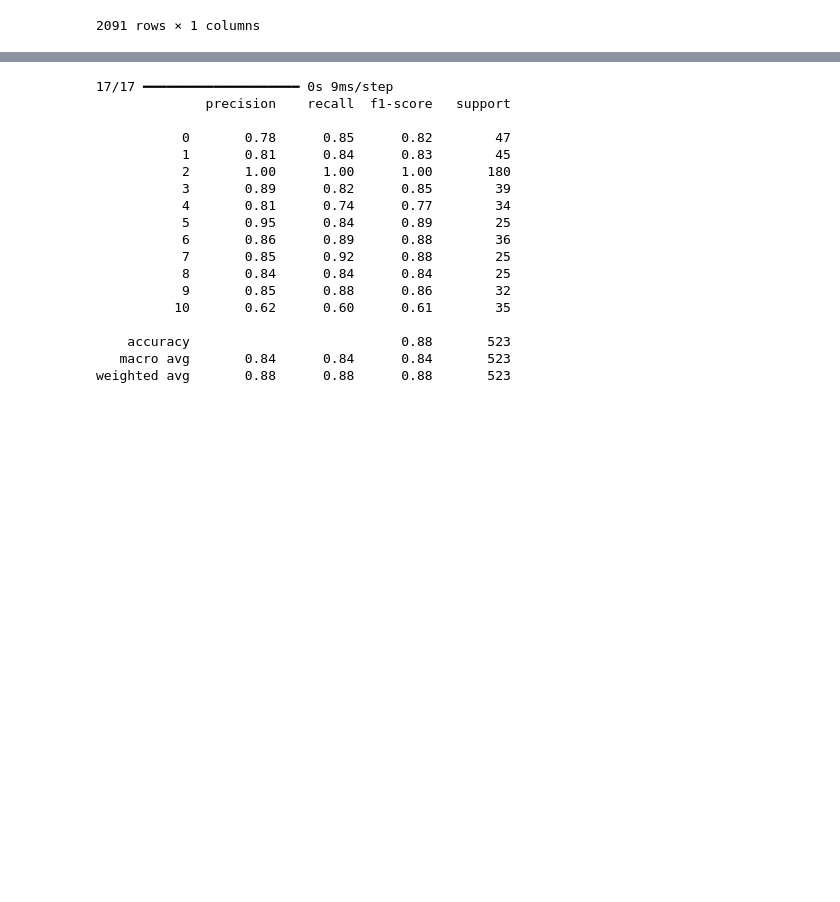
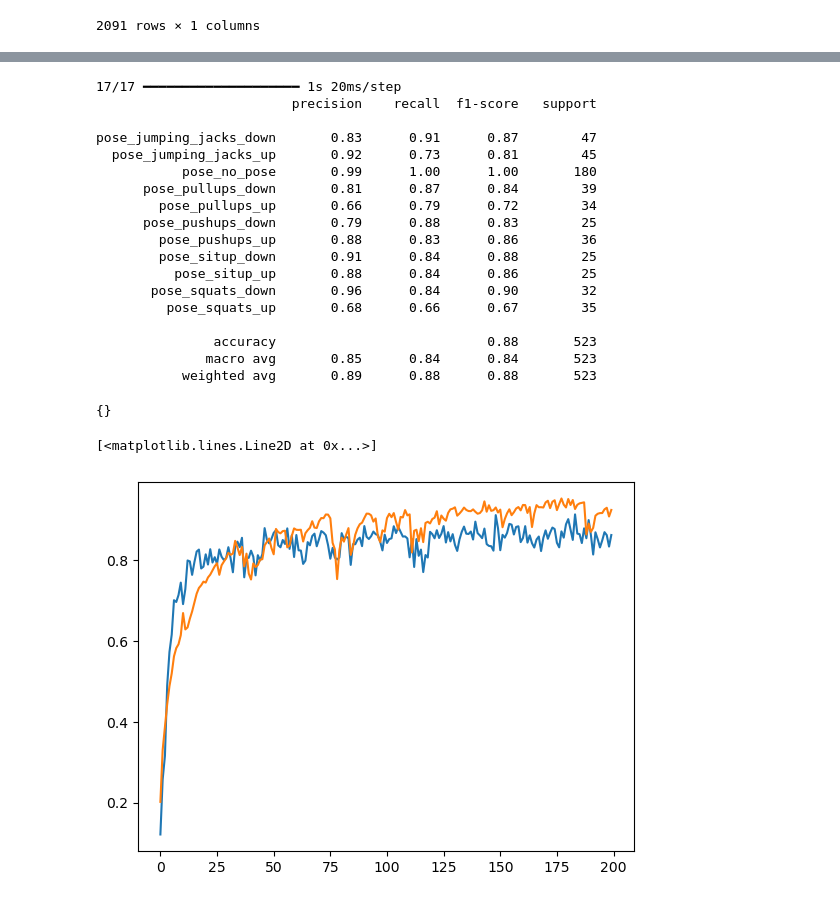
Before and after one commit to dimcaputo/Ital-PIT, a Jupyter notebook: essai.ipynb, the cells around one changed output, grey strips where cells are left out. Saved outputs shown, nothing was run; the diff lists cells and outputs as text; code cells hidden in the pictures; blank space fills up the shorter version.

Commit message:
Remove the first part of the model that did not contain the no pose class, improved a bit the model that has the no pose class

```diff
--- a/essai.ipynb
+++ b/essai.ipynb
@@ -212,5 +117,5 @@ df_labels
 | 2090 | no_pose |
 2091 rows × 1 columns
 # %%
-X = df_features.values
-y = pd.get_dummies(df_labels, dtype=int).values
+X = df_features
+y = pd.get_dummies(df_labels, dtype=int)
@@ -223,5 +125,5 @@ scaler = StandardScaler()
 X_train = scaler.fit_transform(X_train)
 X_test = scaler.transform(X_test)
 # %%
-model2 = get_model(99, 64, 0.2, 0.2, 11)
+model2 = get_model(99, 64, 0.5, 0.5, 11)
 # %% [output]
@@ -248,5 +150,5 @@ Model: "sequential_1"
  Non-trainable params: 256 (1.00 KB)
 # %%
 model2.compile(optimizer='adam', metrics=[F1Score(average='macro', name='f1_score')], loss='categorical_focal_crossentropy')
-model2.fit(X_train, y_train, epochs=100, validation_split=0.1, callbacks=[stop_early(20)])
+history2 = model2.fit(X_train, y_train, epochs=200, validation_split=0.1, callbacks=[stop_early(patience=50)])
 # %% [output]
@@ -271,22 +172,35 @@ Restoring model weights from the end of the best epoch: 60.
 # %%
 print(classification_report(y_true=np.argmax(y_test, axis=1),
-                            y_pred=np.argmax(model2.predict(X_test), axis=1)))
+                            y_pred=np.argmax(model2.predict(X_test), axis=1),
+                            target_names=y.columns.values))
 # %% [output]
-17/17 ━━━━━━━━━━━━━━━━━━━━ 0s 9ms/step
-              precision    recall  f1-score   support
+17/17 ━━━━━━━━━━━━━━━━━━━━ 1s 20ms/step
+                         precision    recall  f1-score   support
 
-           0       0.78      0.85      0.82        47
-           1       0.81      0.84      0.83        45
-           2       1.00      1.00      1.00       180
-           3       0.89      0.82      0.85        39
-           4       0.81      0.74      0.77        34
-           5       0.95      0.84      0.89        25
-           6       0.86      0.89      0.88        36
-           7       0.85      0.92      0.88        25
-           8       0.84      0.84      0.84        25
-           9       0.85      0.88      0.86        32
-          10       0.62      0.60      0.61        35
+pose_jumping_jacks_down       0.83      0.91      0.87        47
+  pose_jumping_jacks_up       0.92      0.73      0.81        45
+           pose_no_pose       0.99      1.00      1.00       180
+      pose_pullups_down       0.81      0.87      0.84        39
+        pose_pullups_up       0.66      0.79      0.72        34
+      pose_pushups_down       0.79      0.88      0.83        25
+        pose_pushups_up       0.88      0.83      0.86        36
+        pose_situp_down       0.91      0.84      0.88        25
+          pose_situp_up       0.88      0.84      0.86        25
+       pose_squats_down       0.96      0.84      0.90        32
+         pose_squats_up       0.68      0.66      0.67        35
 
-    accuracy                           0.88       523
-   macro avg       0.84      0.84      0.84       523
-weighted avg       0.88      0.88      0.88       523
+               accuracy                           0.88       523
+              macro avg       0.85      0.84      0.84       523
+           weighted avg       0.89      0.88      0.88       523
+# %%
+print(model2.history.history)
+# %% [output]
+{}
+# %%
+vf1_arr = history2.history["val_f1_score"]
+f1_arr = history2.history["f1_score"]
+plt.plot(range(len(vf1_arr)),vf1_arr)
+plt.plot(range(len(f1_arr)),f1_arr)
+# %% [output]
+[<matplotlib.lines.Line2D at 0x...>]
+[figure, added]
```
Also changed, not shown: parts of 19 cells of this notebook, 1 other file.
